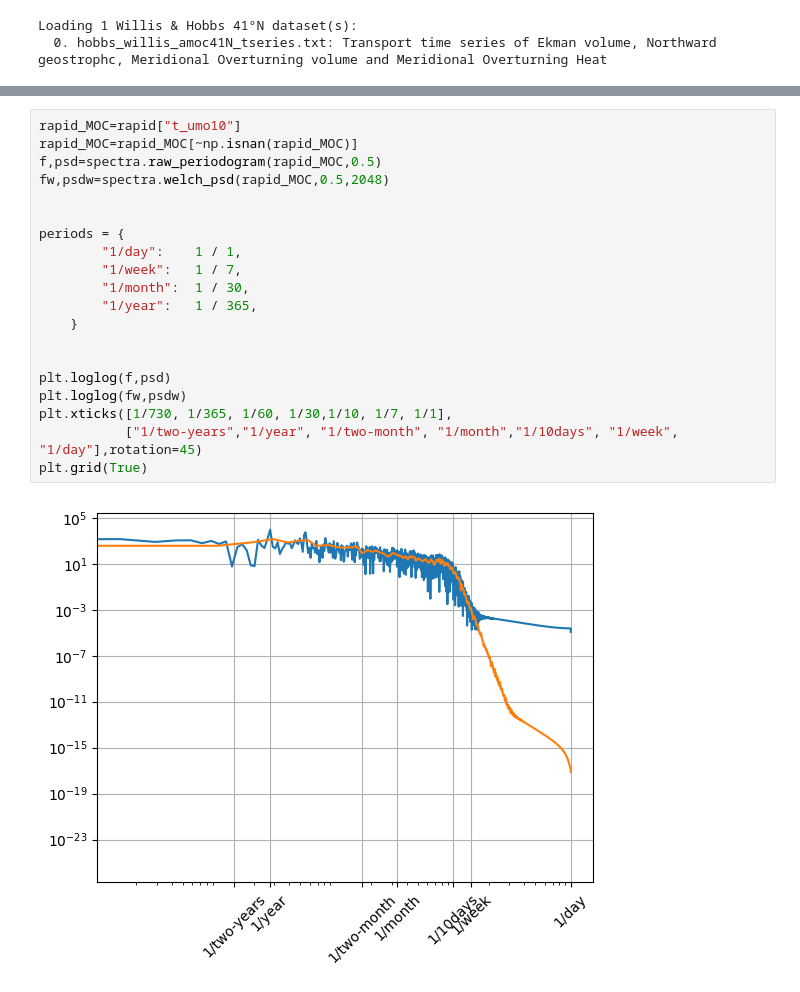
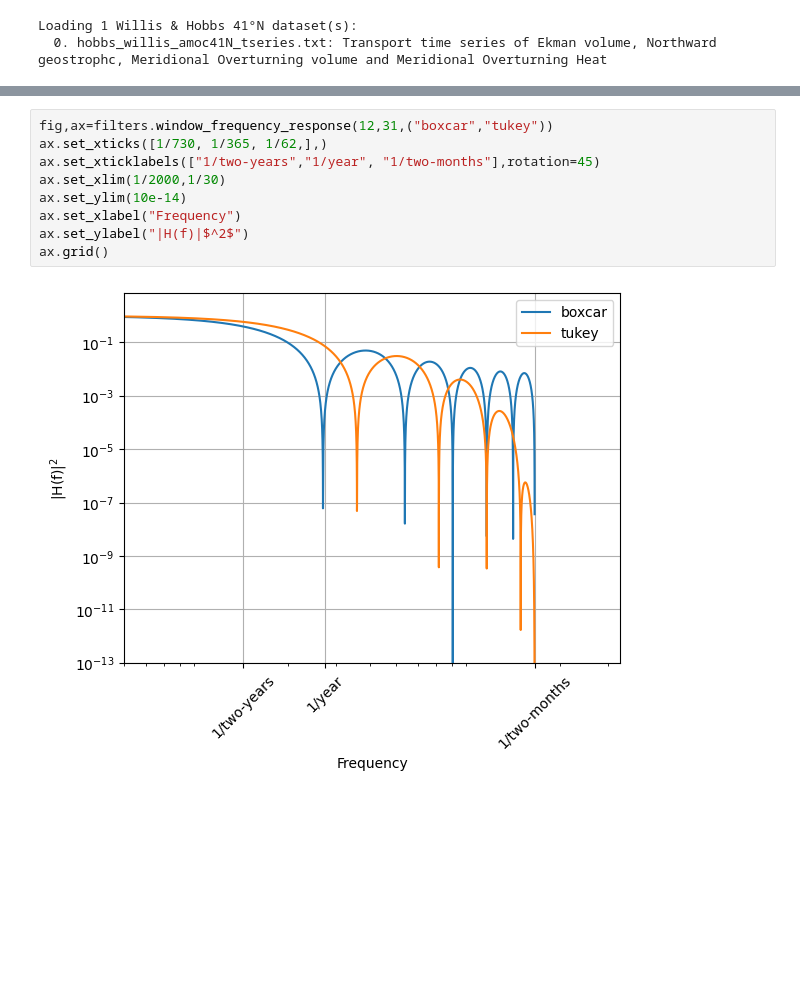
Before and after one commit to arvedlattekamp/arved-assignment2, a Jupyter notebook: notebooks/assignment1.ipynb, the cells around one changed output, grey strips where cells are left out. Drawn from its saved outputs; the diff is of its cells as text; blank space fills up the shorter version.

```diff
--- a/notebooks/assignment1.ipynb
+++ b/notebooks/assignment1.ipynb
@@ -109,22 +80,11 @@ Attributes:
-# %%
-rapid_MOC=rapid["t_umo10"]
-rapid_MOC=rapid_MOC[~np.isnan(rapid_MOC)]
-f,psd=spectra.raw_periodogram(rapid_MOC,0.5)
-fw,psdw=spectra.welch_psd(rapid_MOC,0.5,2048)
-
-
-periods = {
-        "1/day":    1 / 1,
-        "1/week":   1 / 7,
-        "1/month":  1 / 30,
-        "1/year":   1 / 365,
-    }
-
-
-plt.loglog(f,psd)
-plt.loglog(fw,psdw)
-plt.xticks([1/730, 1/365, 1/60, 1/30,1/10, 1/7, 1/1],
-           ["1/two-years","1/year", "1/two-month", "1/month","1/10days", "1/week", "1/day"],rotation=45)
-plt.grid(True)
-# %% [output]
-[figure, removed]
+# %%
+fig,ax=filters.window_frequency_response(12,31,("boxcar","tukey"))
+ax.set_xticks([1/730, 1/365, 1/62,],)
+ax.set_xticklabels(["1/two-years","1/year", "1/two-months"],rotation=45)
+ax.set_xlim(1/2000,1/30)
+ax.set_ylim(10e-14)
+ax.set_xlabel("Frequency")
+ax.set_ylabel("|H(f)|$^2$")
+ax.grid()
+# %% [output]
+[figure, added]
```
Also changed, not shown: parts of 12 cells of this notebook, 5 other files.
